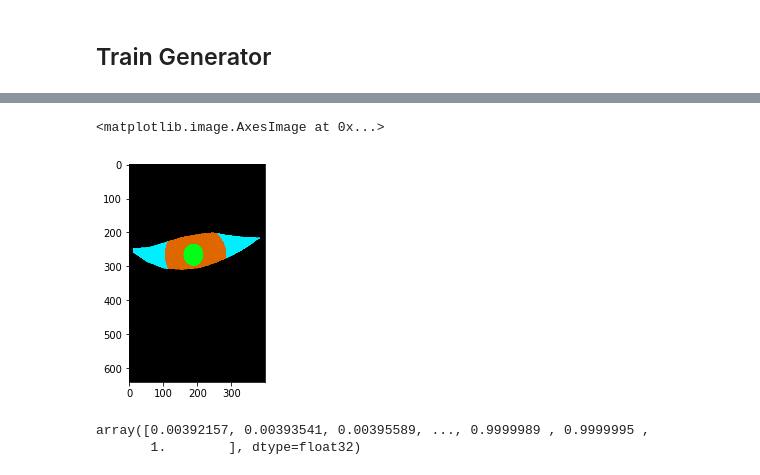
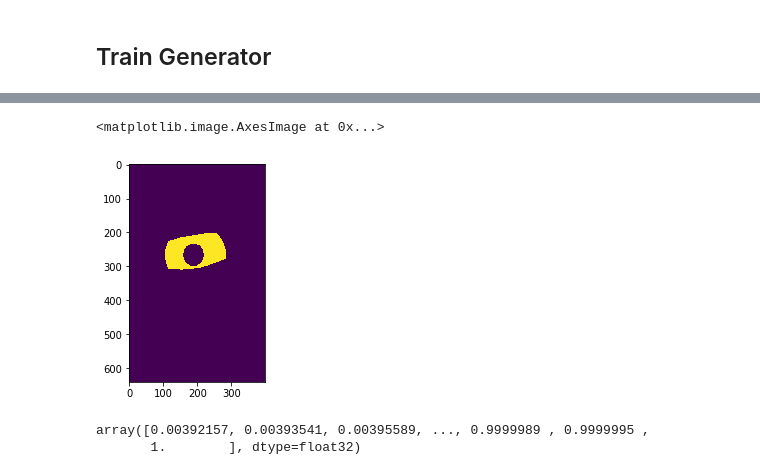
Before and after one commit to Choapinus/keras_unet_multiclass, a Jupyter notebook: notebooks/check_data_generators.ipynb, the cells around one changed output, grey strips where cells are left out. Cells and saved outputs as stored; diff of their text form; code cells hidden in the pictures.

```diff
--- a/notebooks/check_data_generators.ipynb
+++ b/notebooks/check_data_generators.ipynb
@@ -47,8 +46,9 @@ array([0.0000000e+00, 2.9799062e-06, 1.2663999e-04, ..., 9.9844867e-01,
-# %%
-plt.imshow(lb[0]) # se ve bien, esta en rgb
-# %% [output]
-<matplotlib.image.AxesImage at 0x...>
-[figure, removed]
+# %%
+plt.imshow(lb[0,:,:,2].astype(np.float32))
+# if matplotlib unsupported dtype, ndarray -> astype(np.float32)
+# %% [output]
+<matplotlib.image.AxesImage at 0x...>
+[figure, added]
 # %%
 np.unique(img[0]) # datos normalizados
 # %% [output]
```
Also changed, not shown: parts of 6 cells of this notebook, 9 other files.
